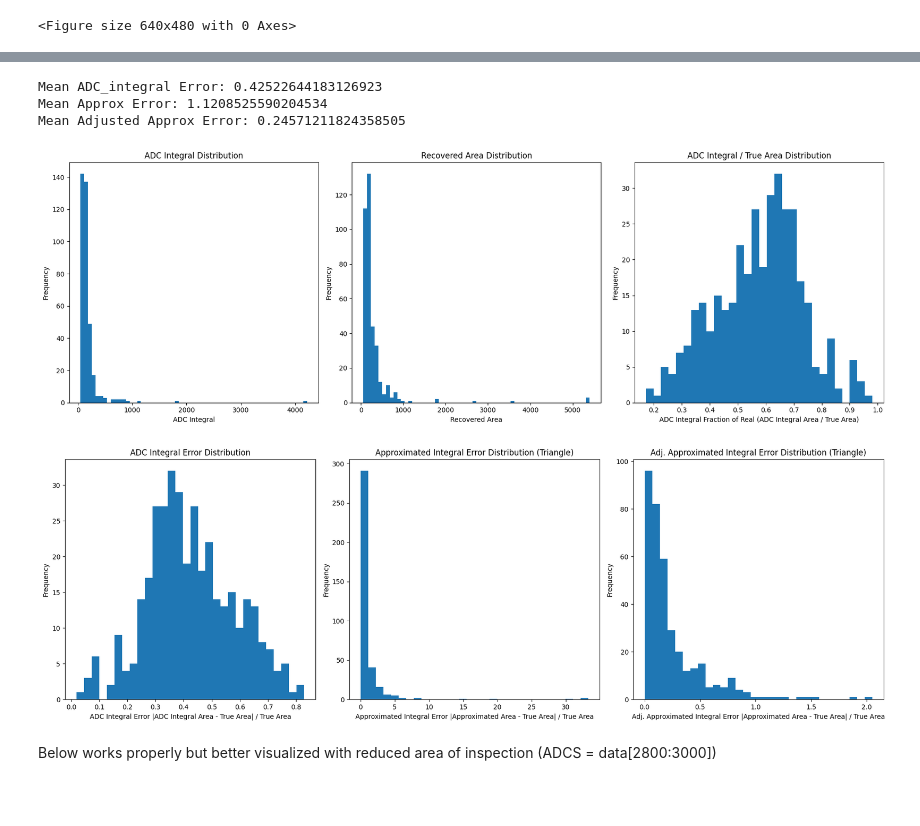
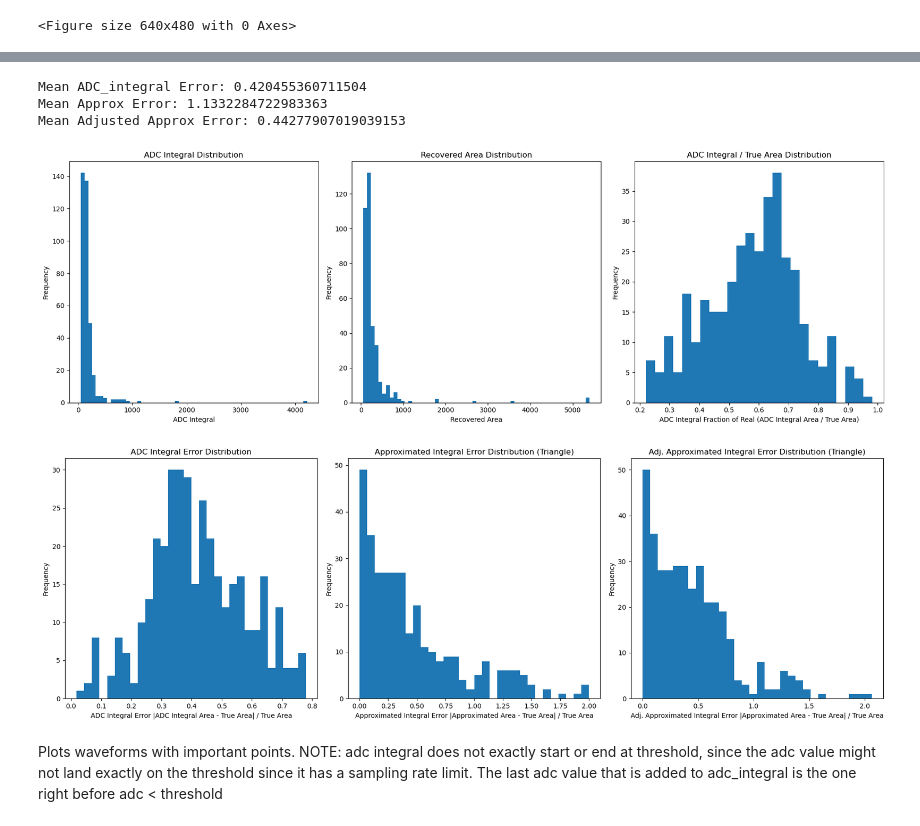
Before and after one commit to dune-sn-online-pointing/tp-generator, a Jupyter notebook: generateTpsFromWfs.ipynb, the cells around one changed output, grey strips where cells are left out. Saved outputs shown, nothing was run; the diff lists cells and outputs as text; code cells hidden in the pictures; blank space fills up the shorter version.

```diff
--- a/generateTpsFromWfs.ipynb
+++ b/generateTpsFromWfs.ipynb
@@ -69,24 +79,24 @@ event = 1
 threshold = 30
 # %%
 #returns recovered area (not including adc_integral)
-def recover_area(hit):
-    x1,y1,x2,y2= hit.time_start,threshold,hit.time_peak+hit.time_start,hit.adc_peak
+def recover_area(hit,start_adc,end_adc):
+    x1,y1,x2,y2= hit.time_start,start_adc,hit.time_peak+hit.time_start,hit.adc_peak
     slope = (y2-y1)/(x2-x1)
     start_x =(0-y1)/slope + x1
     end_x = x1
 
     x_values = np.linspace(start_x, end_x, 100)
     #y_values = slope * (x_values - x1) + y1
-    area_left = (np.abs(start_x-end_x)*threshold)/2  #formula for triangle area
+    area_left = (np.abs(start_x-end_x)*start_adc)/2  #formula for triangle area
 
     #Find Equation of Negative Slope Line (Right Side)
-    x1,y1,x2,y2= hit.time_start+hit.time_over_threshold,threshold,hit.time_peak+hit.time_start,hit.adc_peak
+    x1,y1,x2,y2= hit.time_start+hit.time_over_threshold-1,end_adc,hit.time_peak+hit.time_start,hit.adc_peak
     slope = (y2-y1)/(x2-x1)
     start_x = x1
     end_x = (0-y1)/slope + x1
     x_values = np.linspace(start_x, end_x, 100)
     #y_values = slope * (x_values - x1) + y1
-    area_right = (np.abs(start_x-end_x)*threshold)/2  #formula for triangle area
+    area_right = (np.abs(start_x-end_x)*end_adc)/2  #formula for triangle area
 
     total_area = area_right+area_left
     return total_area
@@ -102,32 +112,45 @@ adc_integral = []
 adc_plus_recovered = []
 approximated_error = []
 adjusted_approximated_error = []
+adjusted_approximated_fraction = []
+
 adc_integral_error = []
 adc_real_fraction = []
+approximated_real_fraction = []
 approximated_fraction = []
+recover_over_adc = []
+adc_over_recover = []
+adc_over_approximate = []
+
 for data in col:
     pedestal = np.mean(data[3:15])
     data[2:] = data[2:] - pedestal
     if (data[0]==event):
         ADCS = data[2:]
-        hits,true_areas = TPFinder(ADCS, threshold)
+        hits,true_areas,start_adc,end_adc = TPFinder(ADCS, threshold)
         for i,hit in enumerate(hits):
             recovered_area = recover_area(hit)
             recovered_area_list.append(recovered_area)
             adc_integral.append(hit.adc_integral)
             adc_integral_error.append(np.abs(hit.adc_integral-true_areas[i])/true_areas[i])
             approximated_area = recovered_area + hit.adc_integral
-
+            approximated_real_fraction.append(approximated_area/true_areas[i])
             #Strategy to cut out outliers (cant use true area)
-            adjusted_approximated_area = (recovered_area + hit.adc_integral*2)/2 #take average of total new area and adc_integral
+            '''adjusted_approximated_area = (recovered_area + hit.adc_integral*2)/2 #take average of total new area and adc_integral
             if adjusted_approximated_area > hit.adc_integral*5:
-                adjusted_approximated_area = hit.adc_integral
-
+                adjusted_approximated_area = hit.adc_integral'''
+            adjusted_approximated_area =  approximated_area
+            if adjusted_approximated_area > hit.adc_integral*4:
+                adjusted_approximated_area = hit.adc_integral/.6
+            adjusted_approximated_fraction.append(adjusted_approximated_area/true_areas[i])
             adc_plus_recovered.append(approximated_area)
             approximated_error.append(np.abs(approximated_area-true_areas[i])/true_areas[i])
             adjusted_approximated_error.append(np.abs(adjusted_approximated_area-true_areas[i])/true_areas[i])
             adc_real_fraction.append(hit.adc_integral/true_areas[i])
             approximated_fraction.append(approximated_area/true_areas[i])
+            recover_over_adc.append(recovered_area/hit.adc_integral)
+            adc_over_recover.append(hit.adc_integral/recovered_area)
+            adc_over_approximate.append(hit.adc_integral/approximated_area)
     count+=1
 # %% [output]
 <Figure size 640x480 with 0 Axes>
@@ -155,43 +216,43 @@ axs1[1].set_xlabel('Recovered Area')
 axs1[1].set_ylabel('Frequency')
 
 # ADC Integral / True Area histogram
-axs1[2].hist(adc_real_fraction, bins=30)
+axs1[2].hist(adc_real_fraction, bins=25)
 axs1[2].set_title('ADC Integral / True Area Distribution')
 axs1[2].set_xlabel('ADC Integral Fraction of Real (ADC Integral Area / True Area)')
 axs1[2].set_ylabel('Frequency')
 
 plt.tight_layout()
 plt.show()
 
 # Create the second set of subplots
 fig, axs2 = plt.subplots(1, 3, figsize=(18, 6))
 
 # ADC Integral Error histogram
 axs2[0].hist(adc_integral_error, bins=30)
 axs2[0].set_title('ADC Integral Error Distribution')
 axs2[0].set_xlabel('ADC Integral Error |ADC Integral Area - True Area| / True Area')
 axs2[0].set_ylabel('Frequency')
 
 # Approximated Integral Error histogram
-axs2[1].hist(approximated_error, bins=30)
+axs2[1].hist(approximated_error, bins=30, range=(0,2))
 axs2[1].set_title('Approximated Integral Error Distribution (Triangle)')
 axs2[1].set_xlabel('Approximated Integral Error |Approximated Area - True Area| / True Area')
 axs2[1].set_ylabel('Frequency')
 
 # Adj. Approximated Integral Error histogram
 axs2[2].hist(adjusted_approximated_error, bins=30)
 axs2[2].set_title('Adj. Approximated Integral Error Distribution (Triangle)')
 axs2[2].set_xlabel('Adj. Approximated Integral Error |Approximated Area - True Area| / True Area')
 axs2[2].set_ylabel('Frequency')
 
 plt.tight_layout()
 plt.show()
 # %% [output]
-Mean ADC_integral Error: 0.42522644183126923
-Mean Approx Error: 1.1208525590204534
-Mean Adjusted Approx Error: 0.24571211824358505
+Mean ADC_integral Error: 0.420455360711504
+Mean Approx Error: 1.1332284722983363
+Mean Adjusted Approx Error: 0.44277907019039153
-[figure, old version]
+[figure, new version]
-[figure, old version]
+[figure, new version]
 # %%
 def plot_dotted_line(x1, y1, x2, y2,y_max,y_min,plot):
     slope = (y2 - y1) / (x2 - x1)
@@ -203,8 +264,8 @@ def plot_dotted_line(x1, y1, x2, y2,y_max,y_min,plot):
         plt.plot(x_values, y_values, 'r--',color='black')
     else:
         return [x_min,x_max,slope]
-# %% [markdown]
-Below works properly but better visualized with reduced area of inspection (ADCS = data[2800:3000])
+# %% [markdown]
+Plots waveforms with important points. NOTE: adc integral does not exactly start or end at threshold, since the adc value might not land exactly on the threshold since it has a sampling rate limit. The last adc value that is added to adc_integral is the one right before adc < threshold
 # %%
 #Plots example wave form with triangle area recovery
 
```
Also changed, not shown: parts of 3 cells of this notebook, 12 other files.
